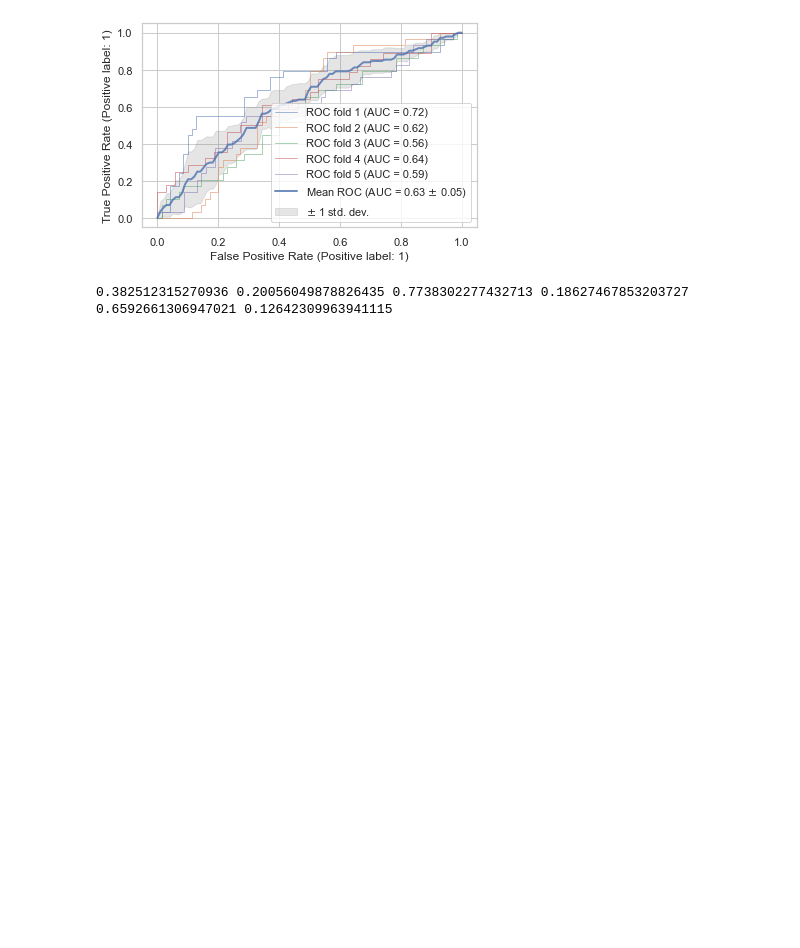
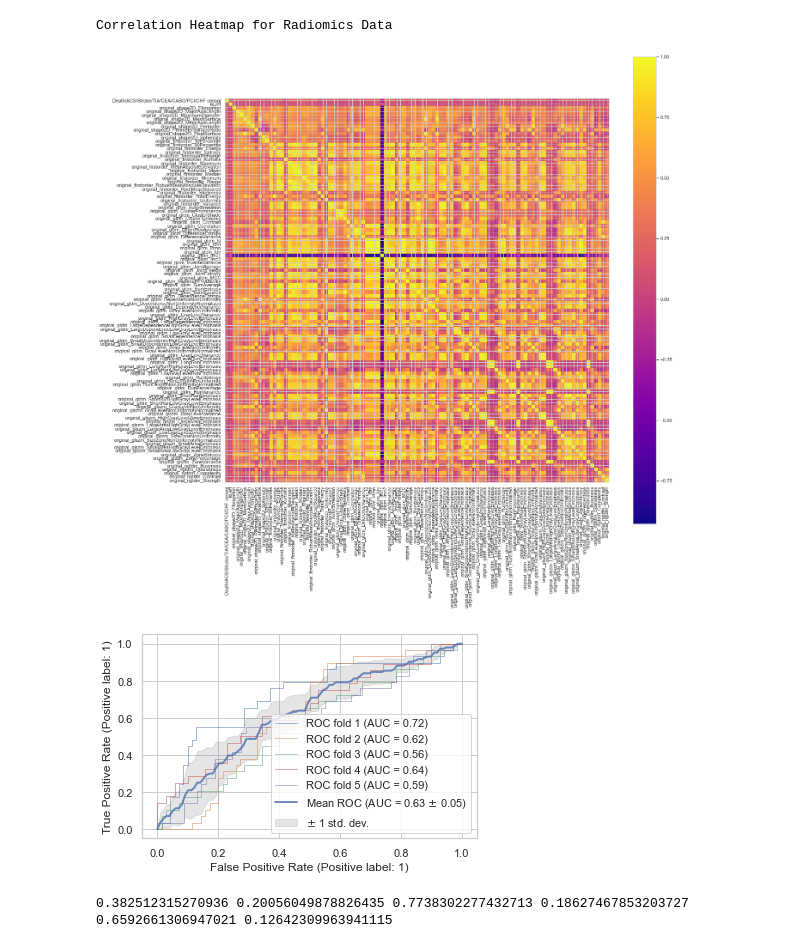
Before and after one commit to ricky-hu/carotid, a Jupyter notebook: classifier.ipynb, the cells around one changed output. Saved outputs shown, nothing was run; the diff lists cells and outputs as text; code cells hidden in the pictures; blank space fills up the shorter version.

```diff
--- a/classifier.ipynb
+++ b/classifier.ipynb
@@ -165,3 +209,20 @@ tableOneStats
+# %%
+# repeating for radiomics
+corrMatrixRadiomics = radiomicsOnly.corr()
+print('Correlation Heatmap for Radiomics Data')
+fig, ax = plt.subplots(figsize=[20,20])
+im = ax.imshow(corrMatrixRadiomics, cmap='plasma')
+ax.set_xticks(np.arange(len(corrMatrixRadiomics)))
+ax.set_yticks(np.arange(len(corrMatrixRadiomics)))
+ax.set_xticklabels(corrMatrixRadiomics.columns)
+ax.set_yticklabels(corrMatrixRadiomics.columns)
+plt.xticks(rotation='vertical')
+plt.colorbar(im)
+plt.savefig('corrMatrixRadiomics.png')
+corrMatrixRadiomics.to_csv('corrMatrixRadiomics.csv', index = False)
+# %% [output]
+Correlation Heatmap for Radiomics Data
+[figure, added]
 # %%
 #classifier functions
 
```
Also changed, not shown: parts of 6 cells of this notebook, 3 other files.
